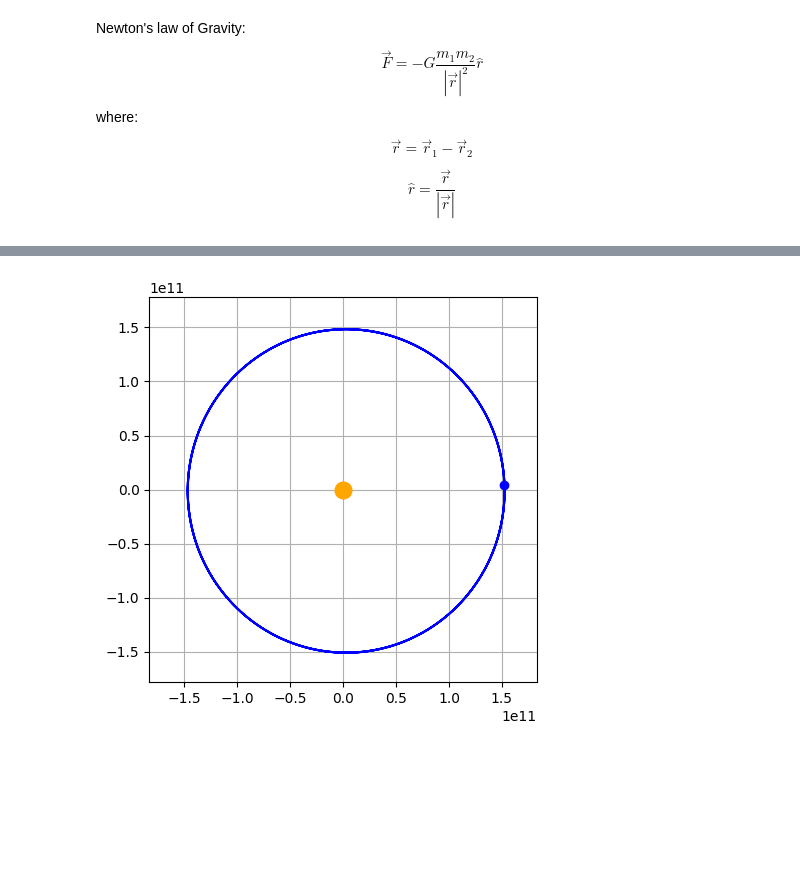
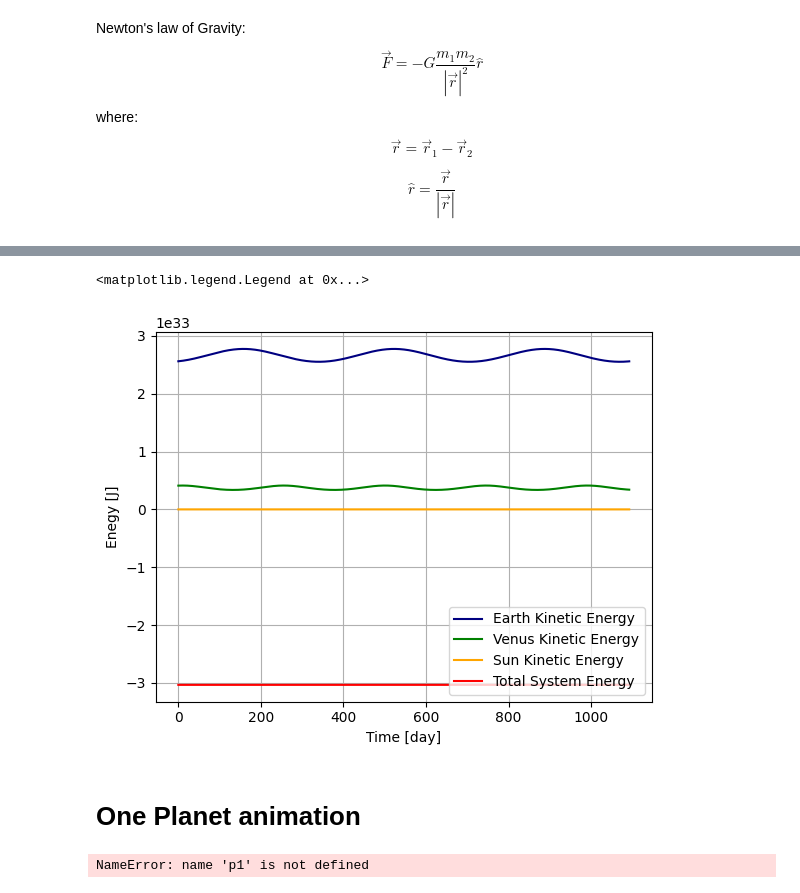
Before and after one commit to jmtony2000/Numerical_Symulations_of_-Star_System_Dynamics, a Jupyter notebook: Simulation.ipynb, the cells around one changed output, grey strips where cells are left out. Saved outputs shown, nothing was run; the diff lists cells and outputs as text; code cells hidden in the pictures; blank space fills up the shorter version.

```diff
--- a/Simulation.ipynb
+++ b/Simulation.ipynb
@@ -81,0 +195,7 @@ max(posx_planet)
+# %%
+Sun = SystObj(sun_mass, np.array([0,0]), np.array([0,0]))
+Earth = SystObj(earth_mass, np.array([earth_aphelion_distance,0]), np.array([0,earth_aphelion_momenta]))
+Venus = SystObj(Venus_mass, np.array([Venus_aphelion_distance,0]), np.array([0,Venus_aphelion_momenta]))
+Saturn = SystObj(Saturn_mass, np.array([Saturn_aphelion_distance,0]), np.array([0,Saturn_aphelion_momenta]))
+
+EVs, EVp1, EVp2, EVp1k, EVp2k, EVsk, EVe, EVt  = TwoPlanetSim(3, Sun, Earth, Venus, G)
@@ -82,4 +207,23 @@ max(posx_planet)
+# %%
+plt.plot(EVt, EVp1k, color = "navy", label = "Earth Kinetic Energy")
+plt.plot(EVt, EVp2k, color = "green", label = "Venus Kinetic Energy")
+plt.plot(EVt, EVsk, color = "orange", label = "Sun Kinetic Energy")
+plt.plot(EVt, EVe, color = "red", label = "Total System Energy")
+plt.xlabel("Time [day]")
+plt.ylabel("Enegy [J]")
+plt.grid()
+plt.legend(loc = 'lower right')
+# %% [output]
+<matplotlib.legend.Legend at 0x...>
+[figure, added]
+# %% [markdown]
+# One Planet animation
 # %%
+posx_planet = pE[:,0]/AU
+posy_planet = pE[:,1]/AU
+posx_sun = Es[:,0]/AU
+posy_sun = Es[:,1]/AU
+
 fig = plt.figure(figsize=(5,5))
 
 l_p, = plt.plot([],[], 'k-', color = "blue")
@@ -108,12 +252,5 @@ with writer.saving(fig, "OnePlanet.gif", 100):
 
         point_e.set_data(posx_planet[i], posy_planet[i])
         point_s.set_data(posx_sun[i], posy_sun[i])
-# with writer.saving(fig, "OnePlanet.gif", 100):
-#     for xval in np.linspace(-5,5,100):
-#         xlist.append(xval)
-#         ylist.append(np.sin(xval)*3)
-#         l.set_data(xlist, ylist)
-
-#         writer.grab_frame()
 # %% [output]
-[figure, removed]
+NameError: name 'p1' is not defined
```
Also changed, not shown: parts of 17 cells of this notebook, 4 other files.
